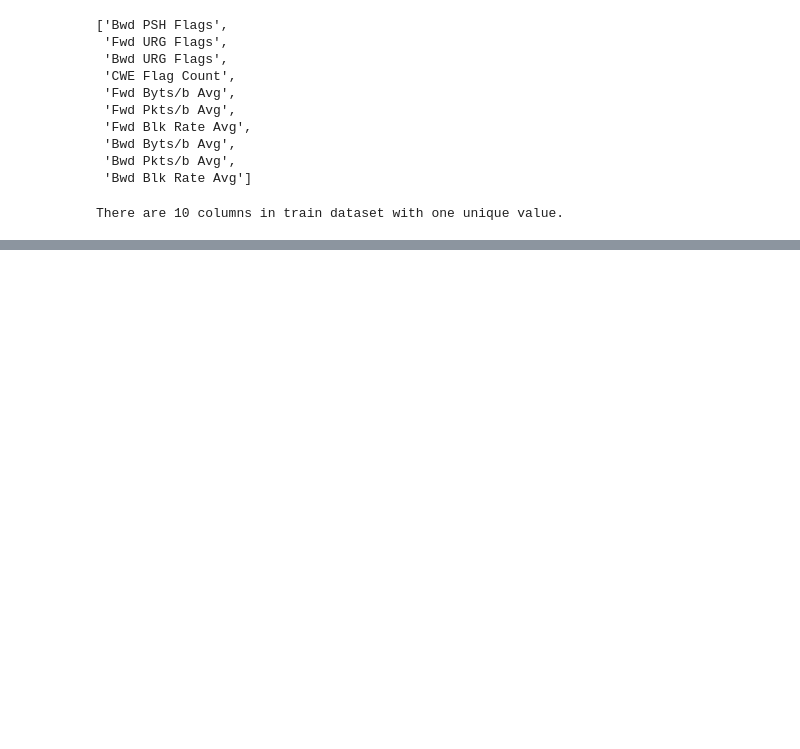
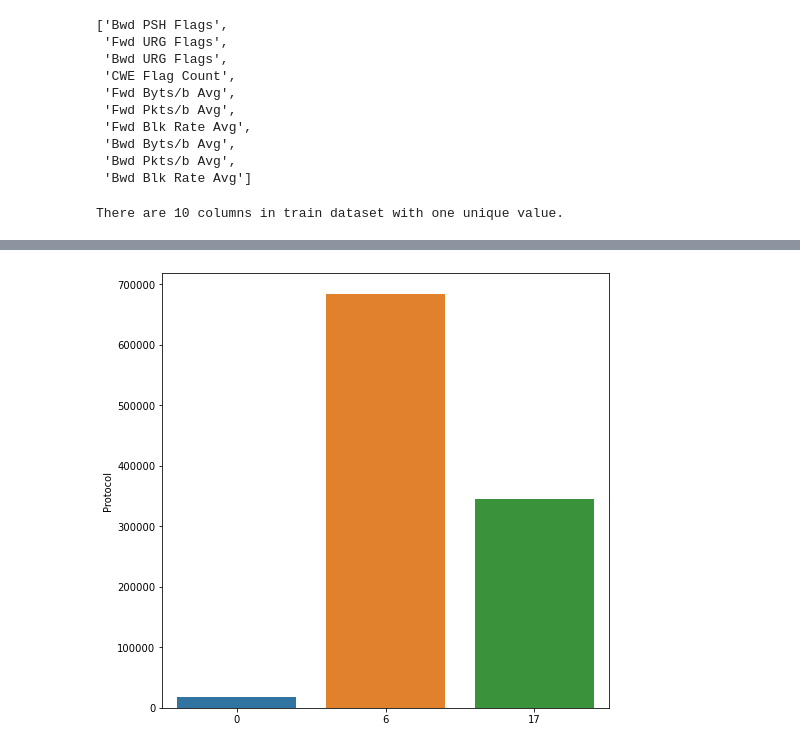
Before and after one commit to Bil369/IDS2018-DDoS-Traffic-Classify, a Jupyter notebook: EDA.ipynb, the cells around one changed output, grey strips where cells are left out. Cells and saved outputs as stored; diff of their text form; code cells hidden in the pictures; blank space fills up the shorter version.

```diff
--- a/EDA.ipynb
+++ b/EDA.ipynb
@@ -125,0 +282,7 @@ There are 10 columns in train dataset with one unique value.
+# %%
+plt.figure(figsize=(8, 8))
+sns.barplot(data['Protocol'].value_counts(dropna=False).keys(),
+            data['Protocol'].value_counts(dropna=False))
+plt.show()
+# %% [output]
+[figure, added]
```
Also changed, not shown: parts of 19 cells of this notebook.
